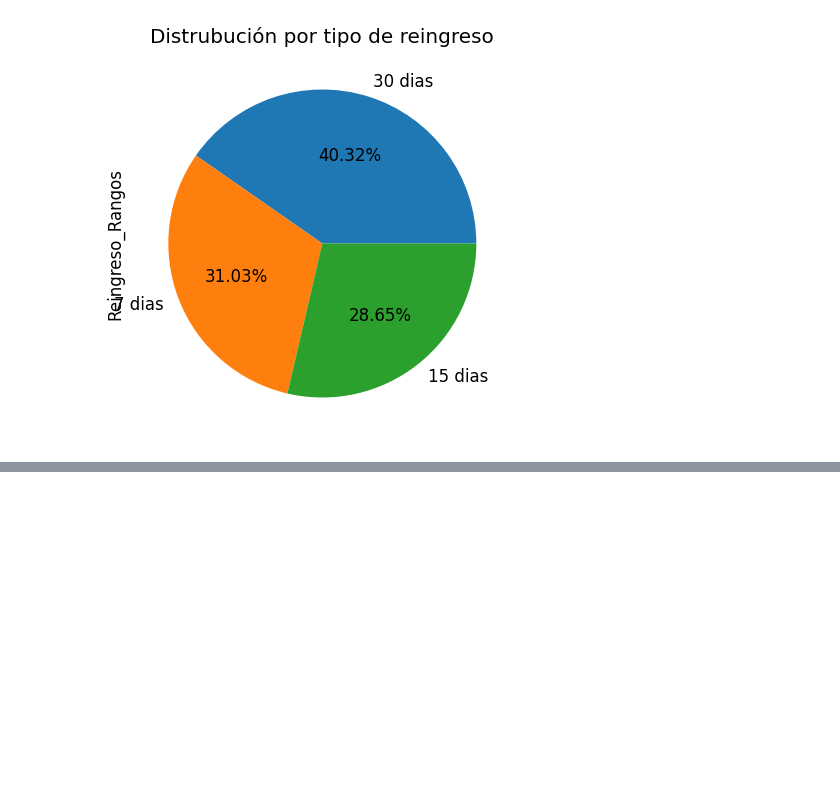
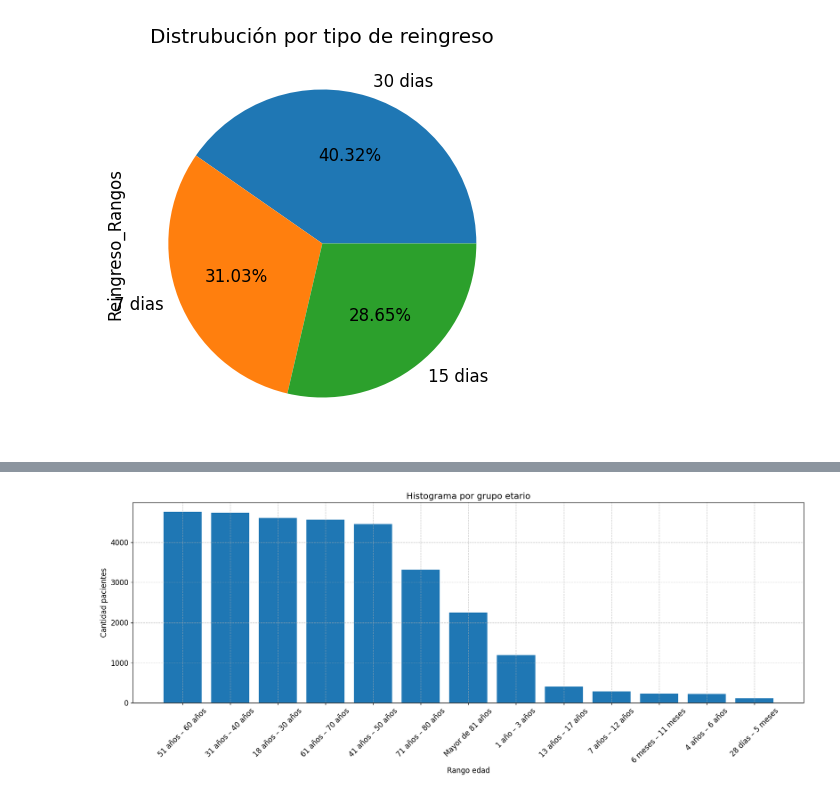
Before and after one commit to carlosmding/academicProject, a Jupyter notebook: EDA_Reingresos_NCSC.ipynb, the cells around one changed output, grey strips where cells are left out. Drawn from its saved outputs; the diff is of its cells as text; code cells hidden in the pictures; blank space fills up the shorter version.

```diff
--- a/EDA_Reingresos_NCSC.ipynb
+++ b/EDA_Reingresos_NCSC.ipynb
@@ -215,0 +274,16 @@ sns.boxplot(x="Edad", y="Sexo", data=df)
+# %%
+edad_counts = df['GrupoEtario'].value_counts()
+Edades = edad_counts.index
+frecuencia = edad_counts.values
+
+plt.figure(figsize=(20, 6))
+plt.bar(Edades, frecuencia)
+plt.title('Histograma por grupo etario')
+plt.xlabel('Rango edad')
+plt.ylabel('Cantidad pacientes')
+plt.grid(axis='x', linestyle='--', alpha=0.7)
+plt.grid(axis='y', linestyle='--', alpha=0.7)
+plt.xticks(rotation=45)
+plt.show()
+# %% [output]
+[figure, added]
```
Also changed, not shown: parts of 16 cells of this notebook.
